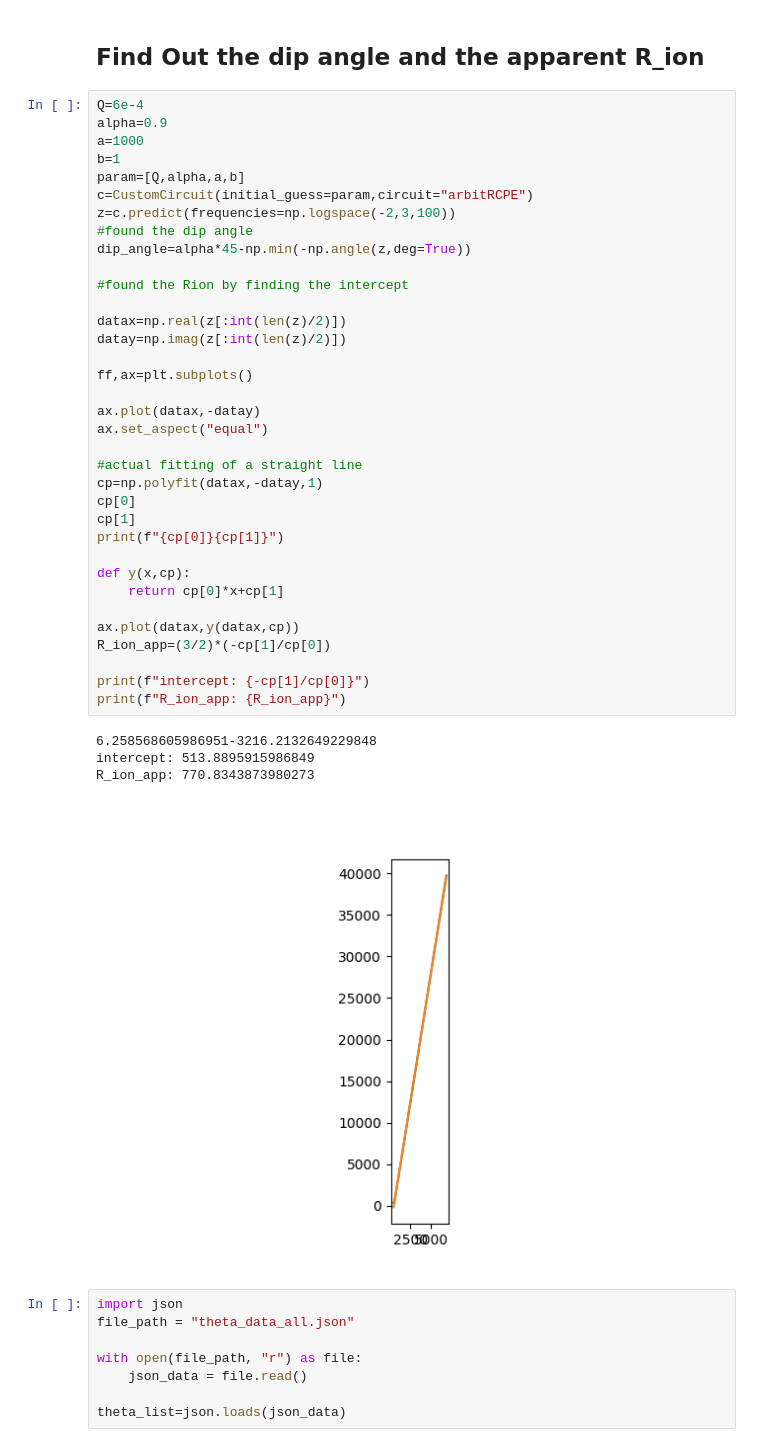
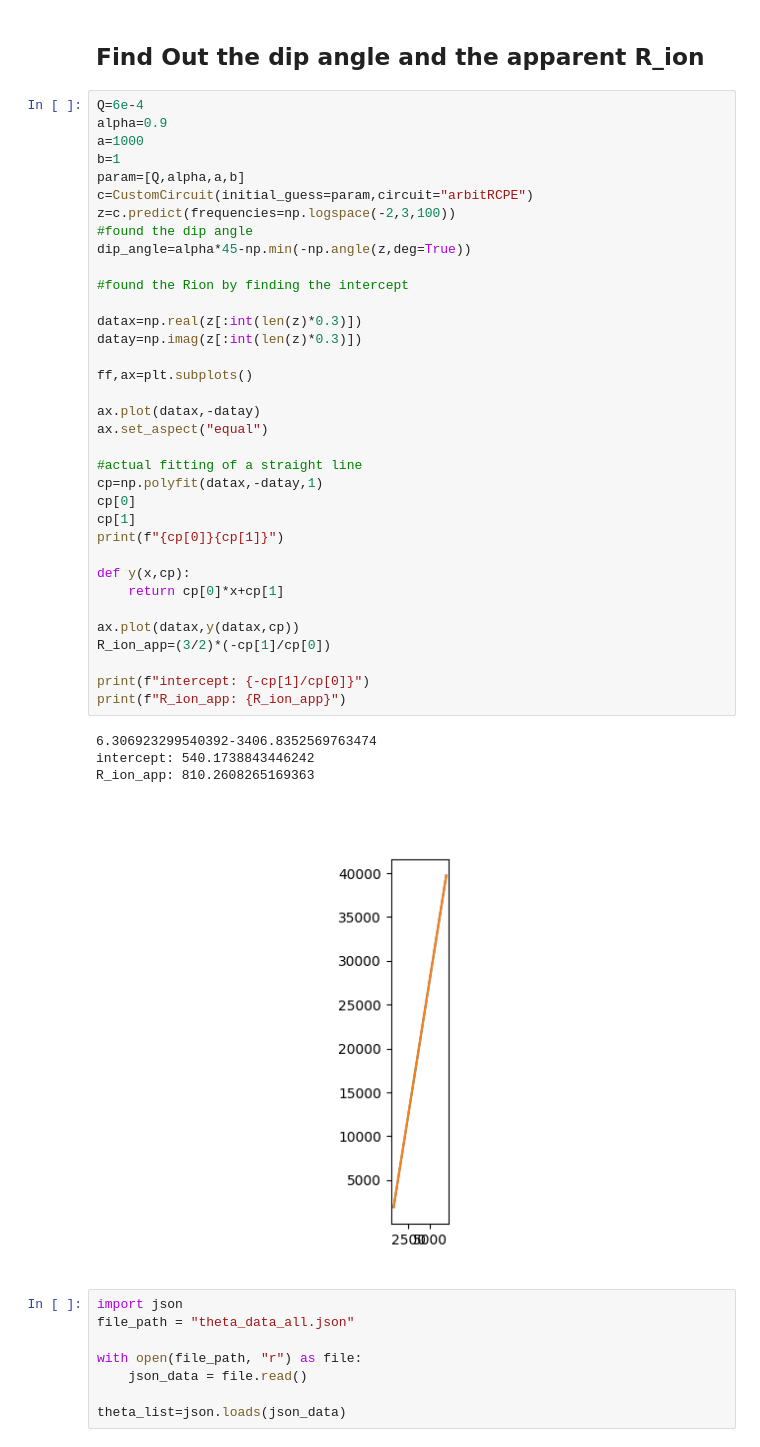
Before and after one commit to Yugal0/fitting-gen-arbitrary-eis, a Jupyter notebook: main_prof_2.ipynb, the cells around one changed output. Saved outputs shown, nothing was run; the diff lists cells and outputs as text.

```diff
--- a/main_prof_2.ipynb
+++ b/main_prof_2.ipynb
@@ -73,39 +73,39 @@ a=1000
 b=1
 param=[Q,alpha,a,b]
 c=CustomCircuit(initial_guess=param,circuit="arbitRCPE")
 z=c.predict(frequencies=np.logspace(-2,3,100))
 #found the dip angle
 dip_angle=alpha*45-np.min(-np.angle(z,deg=True))
 
 #found the Rion by finding the intercept
 
-datax=np.real(z[:int(len(z)/2)])
-datay=np.imag(z[:int(len(z)/2)])
+datax=np.real(z[:int(len(z)*0.3)])
+datay=np.imag(z[:int(len(z)*0.3)])
 
 ff,ax=plt.subplots()
 
 ax.plot(datax,-datay)
 ax.set_aspect("equal")
 
 #actual fitting of a straight line
 cp=np.polyfit(datax,-datay,1)
 cp[0]
 cp[1]
 print(f"{cp[0]}{cp[1]}")
 
 def y(x,cp):
     return cp[0]*x+cp[1]
 
 ax.plot(datax,y(datax,cp))
 R_ion_app=(3/2)*(-cp[1]/cp[0])
 
 print(f"intercept: {-cp[1]/cp[0]}")
 print(f"R_ion_app: {R_ion_app}")
 # %% [output]
-6.258568605986951-3216.2132649229848
-intercept: 513.8895915986849
-R_ion_app: 770.8343873980273
+6.306923299540392-3406.8352569763474
+intercept: 540.1738843446242
+R_ion_app: 810.2608265169363
-[figure, old version]
+[figure, new version]
 # %%
 import json
 file_path = "theta_data_all.json"
```
Also changed, not shown: parts of 3 cells of this notebook, 7 other files.
